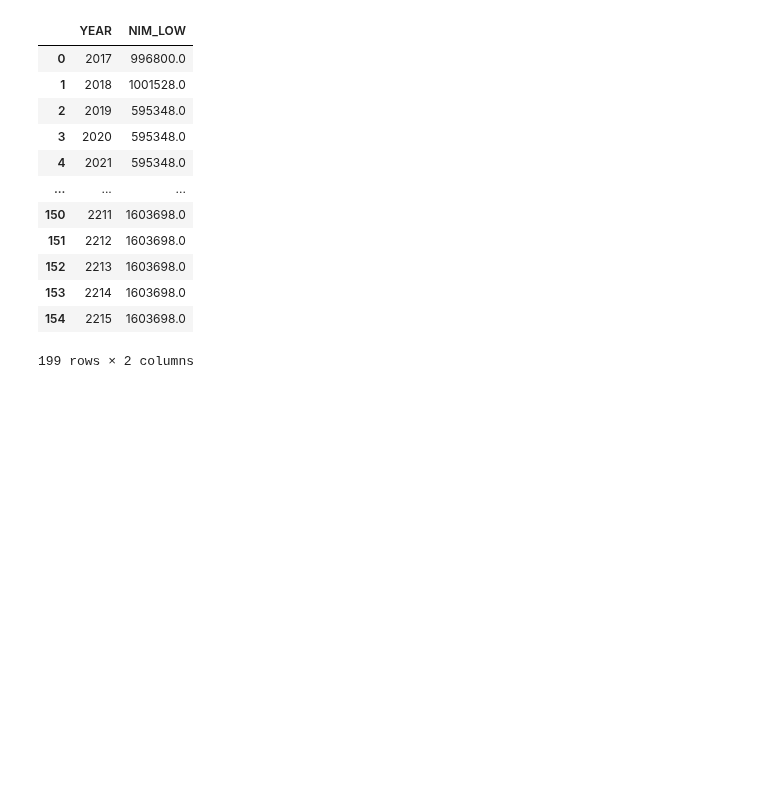
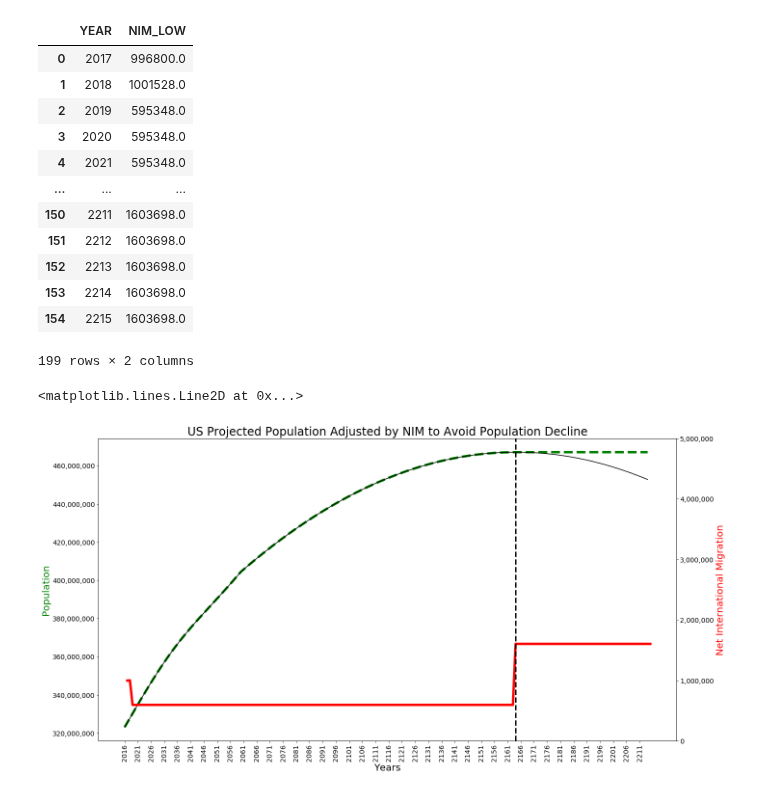
Before and after one commit to plowden/project-1-group-6, a Jupyter notebook: Net International Migration.ipynb, the cells around one changed output. Cells and saved outputs as stored; diff of their text form; code cells hidden in the pictures; blank space fills up the shorter version.

Commit message:
graph 8 edited

```diff
--- a/Net International Migration.ipynb
+++ b/Net International Migration.ipynb
@@ -946,6 +946,44 @@ year_low_nim_proj = low_nim_df_mf_proj['YEAR']
 nim_low_proj = low_nim_df_mf_proj['NIM_LOW']
 #print(len(year_low_nim_proj))
 #print(len(nim_low_proj))
+# %%
+import matplotlib as mpl
+
+
+# plot population with one axis and NIM on second axis
+# ax1 is for population
+fig, ax1 = plt.subplots(figsize=(20, 10))
+ax1.set_xlabel('Years',fontsize=20)
+ax1.set_ylabel('Population',color='green',fontsize=20)
+ax1.plot(ideal_df_adjusted['Year'], ideal_df_adjusted['Adjusted Total Population'], color='green',linestyle='dashed',linewidth=5)
+ax1.plot(year_proj, nim_proj_year, color = 'black')
+ax1.ticklabel_format(style='plain')
+ax1.yaxis.set_major_formatter(mpl.ticker.StrMethodFormatter('{x:,.0f}'))
+ax1.set_xticks(ideal_df_adjusted['Year'])
+plt.xticks(rotation=90)
+plt.xticks(np.arange(min(ideal_df_adjusted['Year']), max(ideal_df_adjusted['Year'])+1, 5.0))
+plt.tick_params(labelsize=14)
+
+# ax2 is for NIM
+ax2 = ax1.twinx()
+ax2.set_ylabel('Net International Migration', color='red',fontsize=20)
+ax2.plot(year_low_nim_proj, nim_low_proj, color='red', linewidth=5)
+ax2.set_ylim(0,5000000)
+ax2.yaxis.set_major_formatter(mpl.ticker.StrMethodFormatter('{x:,.0f}'))
+plt.tick_params(labelsize=14)
+
+
+fig.tight_layout()
+plt.show
+
+plt.title('US Projected Population Adjusted by NIM to Avoid Population Decline',fontsize=24)
+
+# add vertical line at 2164
+plt.axvline(x=2164, color = 'black', linestyle='dashed', linewidth=3)
+#plt.grid()
+# %% [output]
+<matplotlib.lines.Line2D at 0x...>
+[figure, added]
 # %%
 # plot everything on one graph
 ax, fig = plt.subplots()
```
Also changed, not shown: parts of 2 cells of this notebook.
